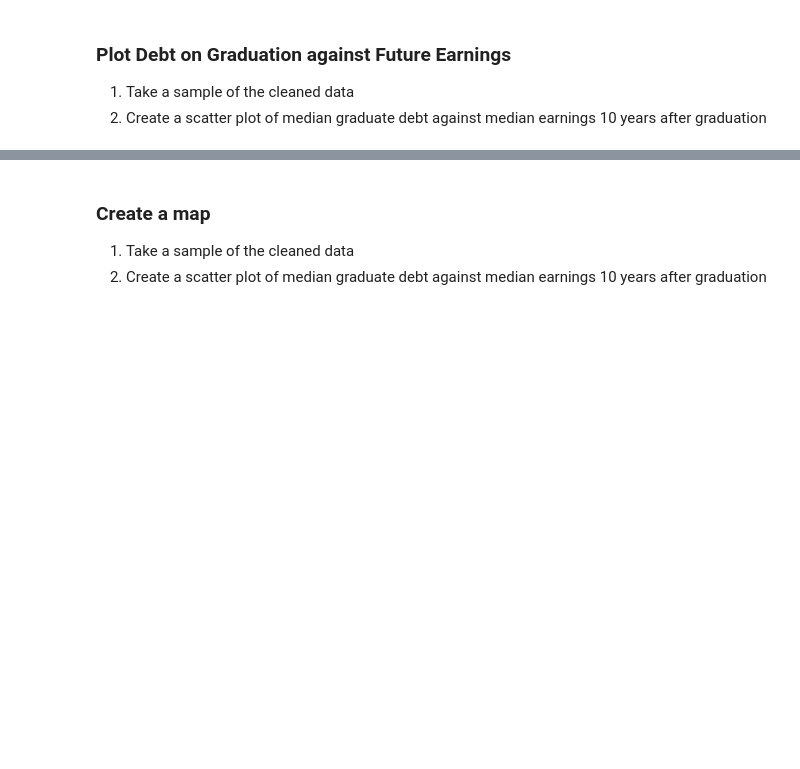
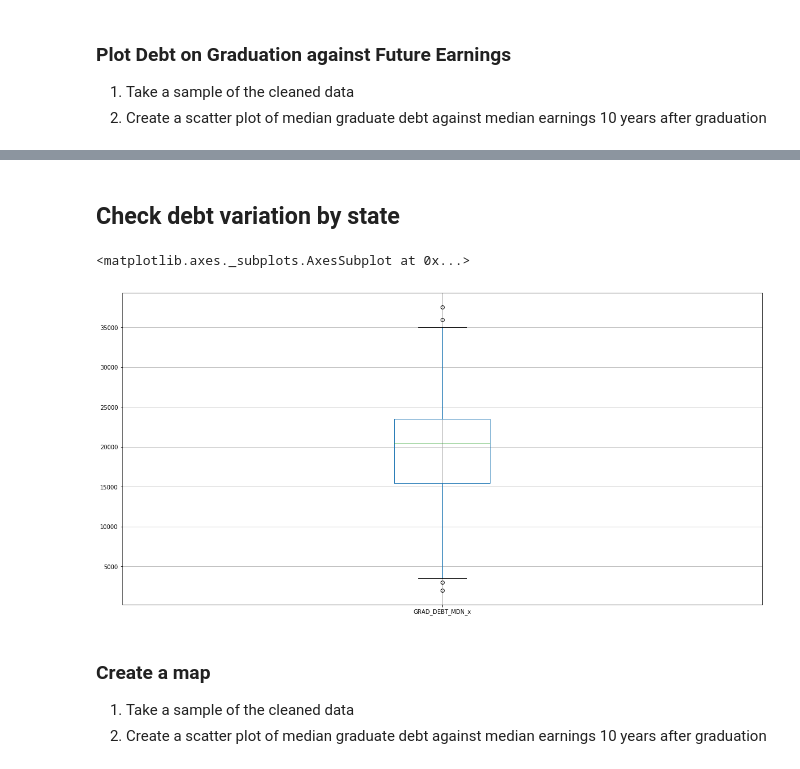
Before and after one commit to alexandermlecocq/project01, a Jupyter notebook: Project01.ipynb, the cells around one changed output, grey strips where cells are left out. Drawn from its saved outputs; the diff is of its cells as text; code cells hidden in the pictures; blank space fills up the shorter version.

```diff
--- a/Project01.ipynb
+++ b/Project01.ipynb
@@ -395,3 +401,16 @@ df1
+# %% [markdown]
+## Check debt variation by state
+# %%
+state_df = merged_df[["GRAD_DEBT_MDN_x", "STABBR", "CONTROL"]]
+state_df = pd.DataFrame(state_df.dropna())
+public_df = state_df.loc[state_df["CONTROL"]==1]
+nonprofit_df = state_df.loc[state_df["CONTROL"]==2]
+forprofit_df = state_df.loc[state_df["CONTROL"]==3]
+
+state_df.boxplot("GRAD_DEBT_MDN_x", by="STABBR", figsize=(20, 10))
+# %% [output]
+<matplotlib.axes._subplots.AxesSubplot at 0x...>
+[figure, added]
 # %% [markdown]
 ### Create a map
 1. Take a sample of the cleaned data
```
Also changed, not shown: parts of 12 cells of this notebook.
